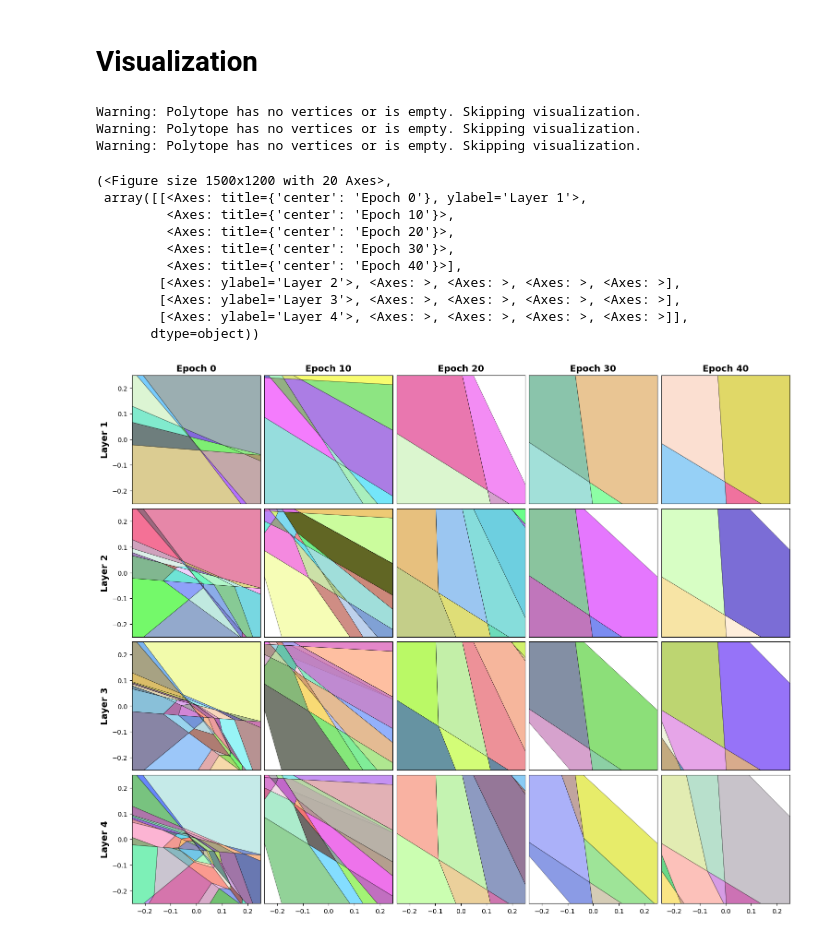
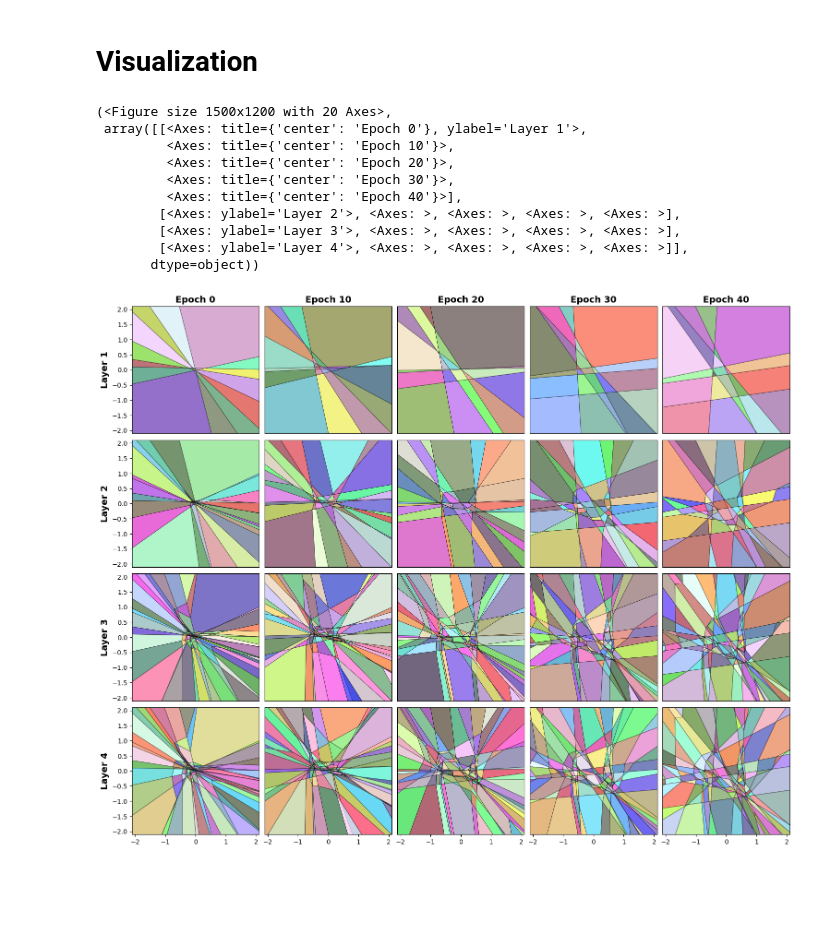
Before and after one commit to Johanmkr/WP1-Polyhedra, a Jupyter notebook: notebooks/optimize_new_tree.ipynb, the cells around one changed output. Saved outputs shown, nothing was run; the diff lists cells and outputs as text; code cells hidden in the pictures; blank space fills up the shorter version.

```diff
--- a/notebooks/optimize_new_tree.ipynb
+++ b/notebooks/optimize_new_tree.ipynb
@@ -148,22 +148,19 @@ Regions (tot): 65536
 # Visualization
 # %%
 from visualization import plot_epoch_layer_grid
-plot_epoch_layer_grid(trees, bound=0.25)
+plot_epoch_layer_grid(trees, bound=2.1)
 # %% [output]
-Warning: Polytope has no vertices or is empty. Skipping visualization.
-Warning: Polytope has no vertices or is empty. Skipping visualization.
-Warning: Polytope has no vertices or is empty. Skipping visualization.
+(<Figure size 1500x1200 with 20 Axes>,
+ array([[<Axes: title={'center': 'Epoch 0'}, ylabel='Layer 1'>,
+         <Axes: title={'center': 'Epoch 10'}>,
+         <Axes: title={'center': 'Epoch 20'}>,
+         <Axes: title={'center': 'Epoch 30'}>,
+         <Axes: title={'center': 'Epoch 40'}>],
+        [<Axes: ylabel='Layer 2'>, <Axes: >, <Axes: >, <Axes: >, <Axes: >],
+        [<Axes: ylabel='Layer 3'>, <Axes: >, <Axes: >, <Axes: >, <Axes: >],
+        [<Axes: ylabel='Layer 4'>, <Axes: >, <Axes: >, <Axes: >, <Axes: >]],
+       dtype=object))
-(<Figure size 1500x1200 with 20 Axes>,
- array([[<Axes: title={'center': 'Epoch 0'}, ylabel='Layer 1'>,
-         <Axes: title={'center': 'Epoch 10'}>,
-         <Axes: title={'center': 'Epoch 20'}>,
-         <Axes: title={'center': 'Epoch 30'}>,
-         <Axes: title={'center': 'Epoch 40'}>],
-        [<Axes: ylabel='Layer 2'>, <Axes: >, <Axes: >, <Axes: >, <Axes: >],
-        [<Axes: ylabel='Layer 3'>, <Axes: >, <Axes: >, <Axes: >, <Axes: >],
-        [<Axes: ylabel='Layer 4'>, <Axes: >, <Axes: >, <Axes: >, <Axes: >]],
-       dtype=object))
-[figure, old version]
+[figure, new version]
 # %%
 import numpy as np
 from scipy.optimize import linprog
```
Also changed, not shown: parts of 5 cells of this notebook.
